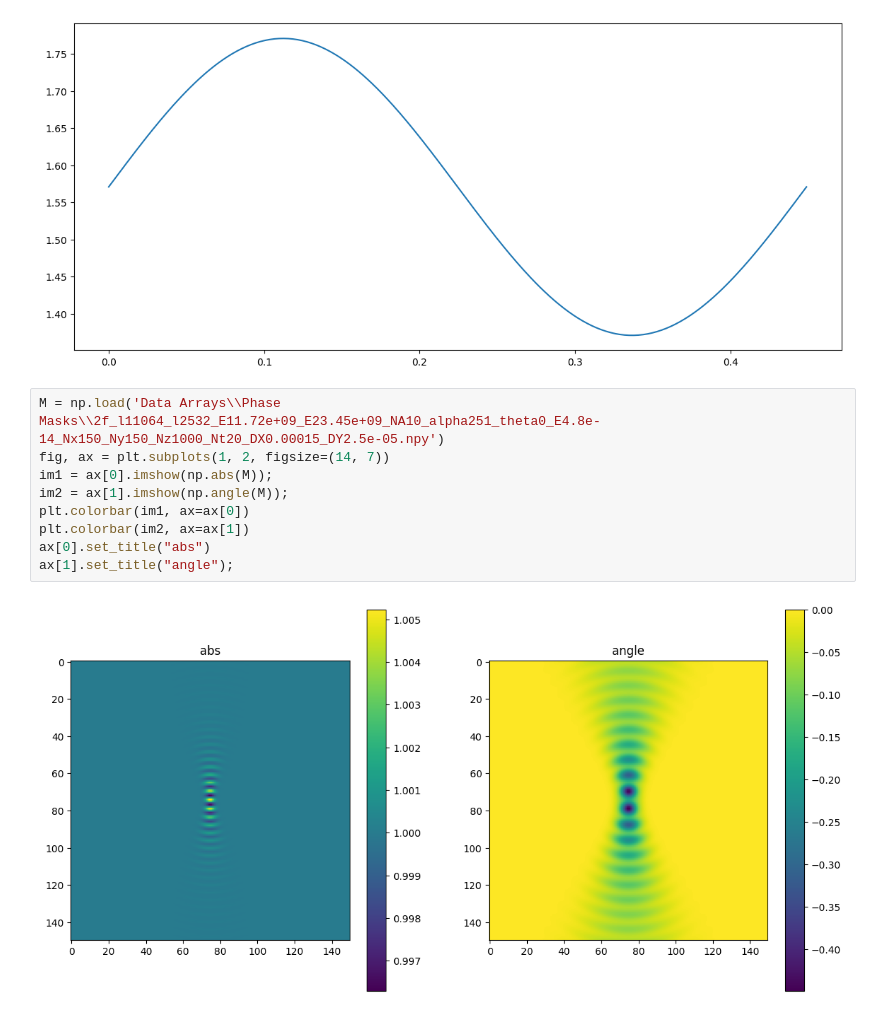
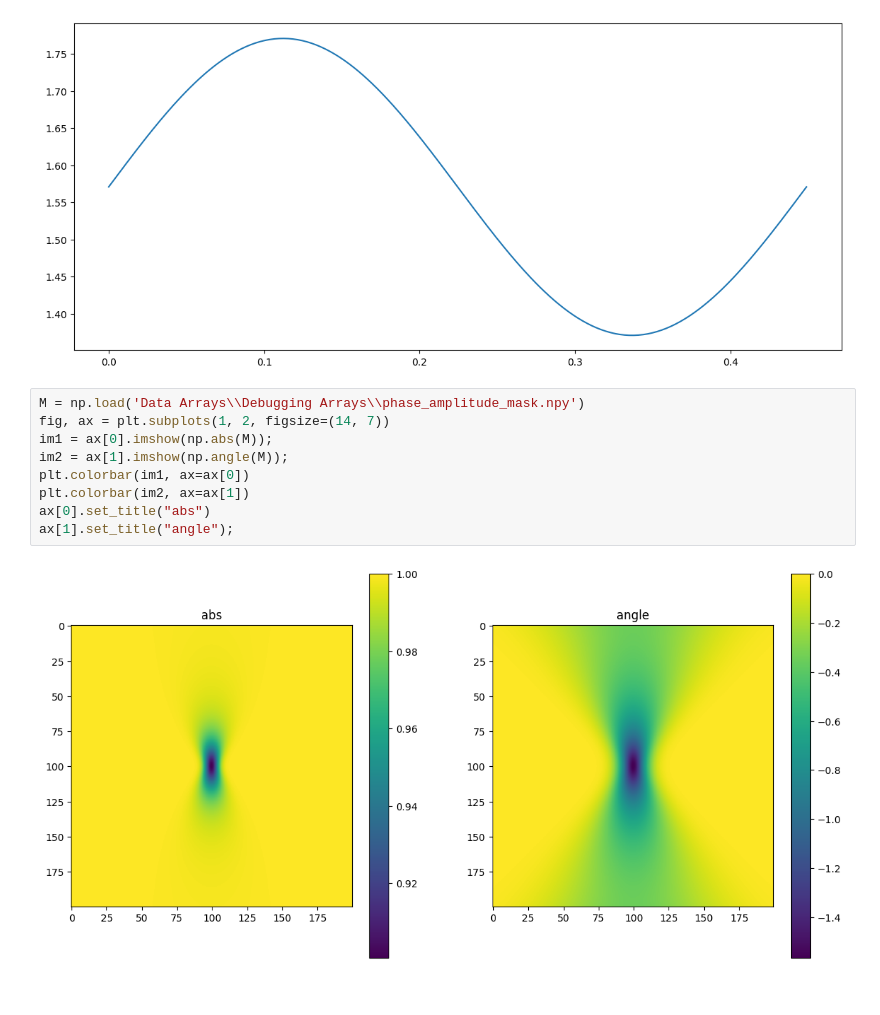
Before and after one commit to mkali-weizmann/electron-laser-interaction, a Jupyter notebook: playground.ipynb, the cells around one changed output. Saved outputs shown, nothing was run; the diff lists cells and outputs as text.

```diff
--- a/playground.ipynb
+++ b/playground.ipynb
@@ -144,13 +145,13 @@ ax[1].plot()
 # %% [output]
 [figure]
 # %%
-M = np.load('Data Arrays\\Phase Masks\\2f_l11064_l2532_E11.72e+09_E23.45e+09_NA10_alpha251_theta0_E4.8e-14_Nx150_Ny150_Nz1000_Nt20_DX0.00015_DY2.5e-05.npy')
+M = np.load('Data Arrays\\Debugging Arrays\\phase_amplitude_mask.npy')
 fig, ax = plt.subplots(1, 2, figsize=(14, 7))
 im1 = ax[0].imshow(np.abs(M));
 im2 = ax[1].imshow(np.angle(M));
 plt.colorbar(im1, ax=ax[0])
 plt.colorbar(im2, ax=ax[1])
 ax[0].set_title("abs")
 ax[1].set_title("angle");
 # %% [output]
-[figure, old version]
+[figure, new version]
```
Also changed, not shown: parts of 7 cells of this notebook, 1 other file.
